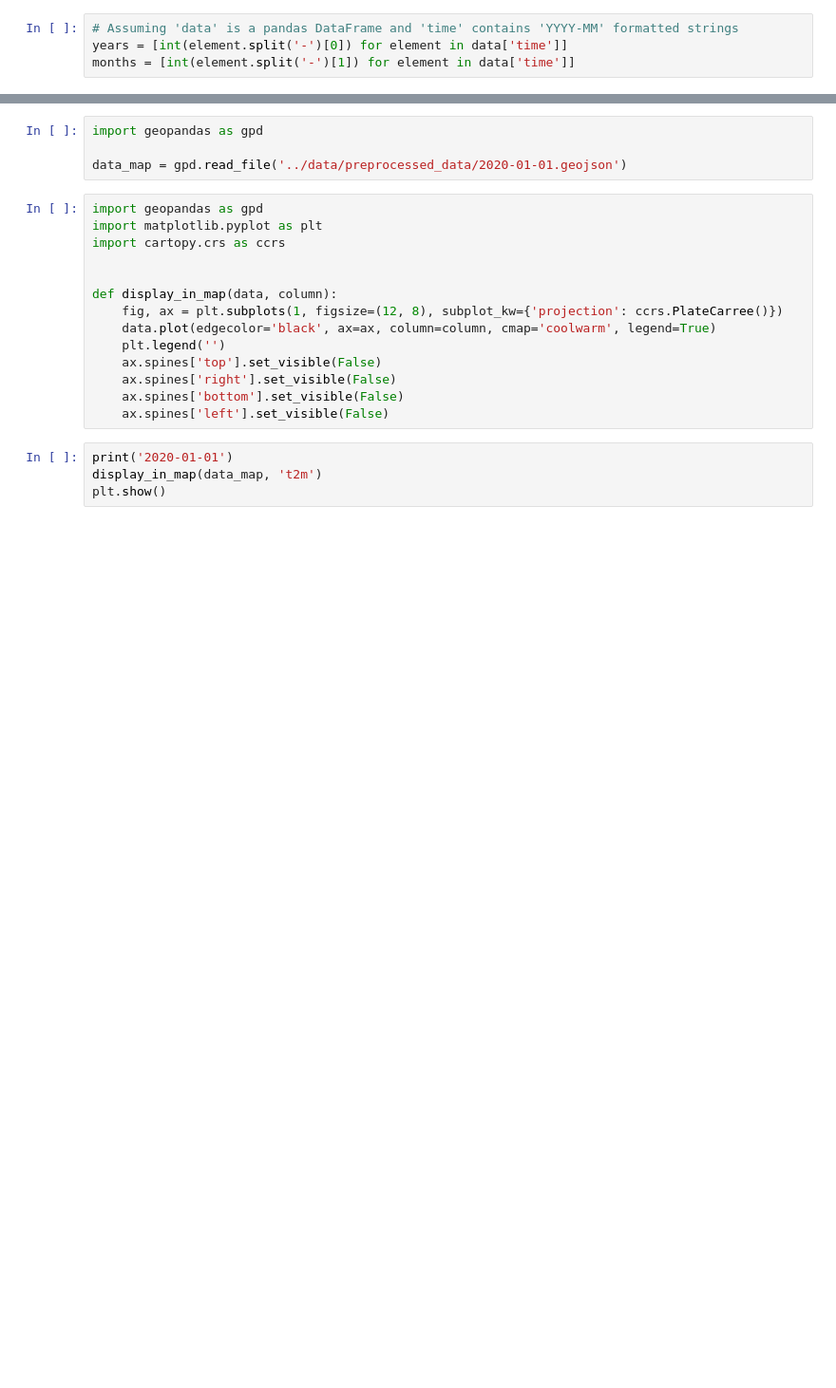
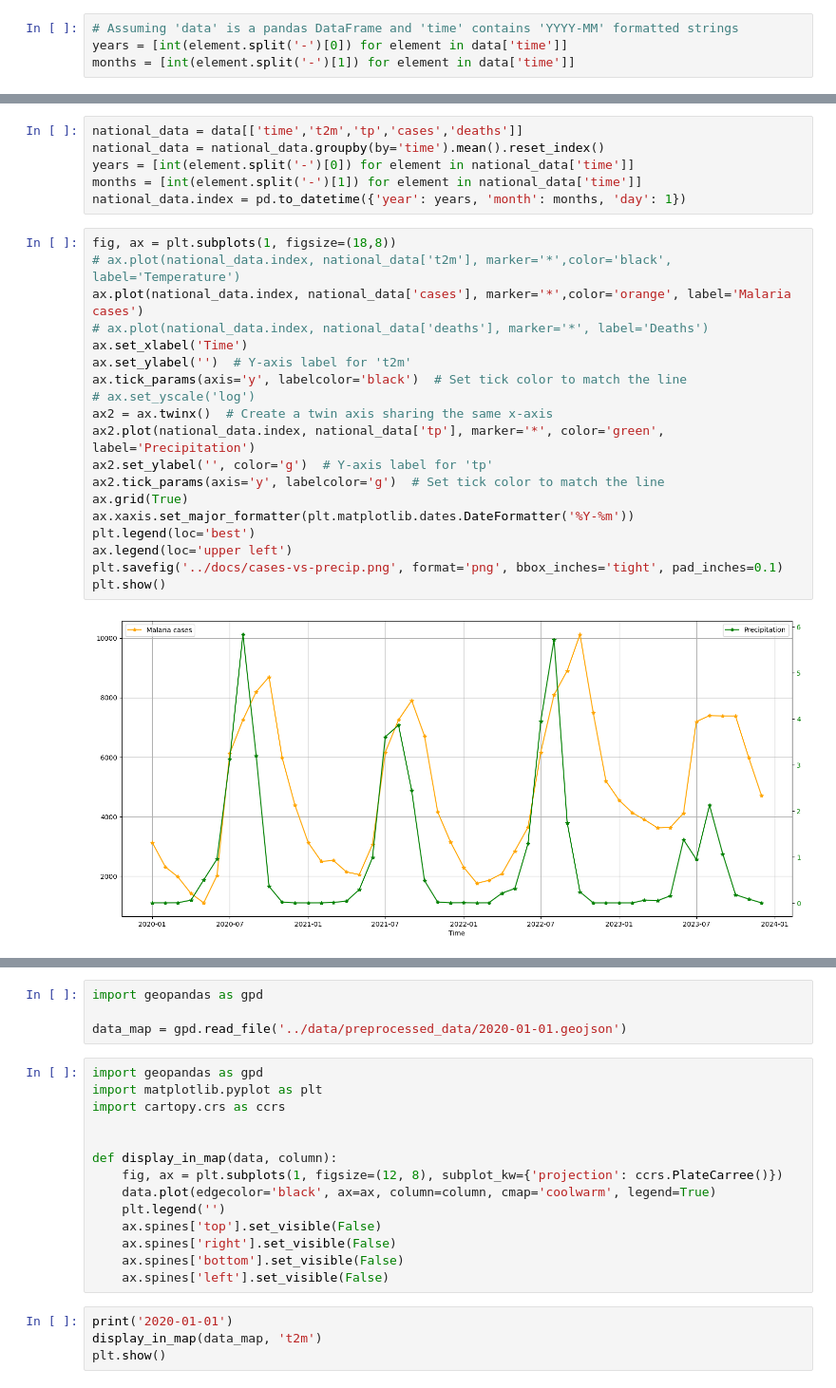
Before and after one commit to beria-kalpelbe/malaria-risk-prediction, a Jupyter notebook: notebooks/data_desciption.ipynb, the cells around one changed output, grey strips where cells are left out. Shown at 95% size. Saved outputs shown, nothing was run; the diff lists cells and outputs as text; blank space fills up the shorter version.

```diff
--- a/notebooks/data_desciption.ipynb
+++ b/notebooks/data_desciption.ipynb
@@ -66,0 +81,27 @@ plt.show()
+# %%
+national_data = data[['time','t2m','tp','cases','deaths']]
+national_data = national_data.groupby(by='time').mean().reset_index()
+years = [int(element.split('-')[0]) for element in national_data['time']]
+months = [int(element.split('-')[1]) for element in national_data['time']]
+national_data.index = pd.to_datetime({'year': years, 'month': months, 'day': 1})
+# %%
+fig, ax = plt.subplots(1, figsize=(18,8))
+# ax.plot(national_data.index, national_data['t2m'], marker='*',color='black', label='Temperature')
+ax.plot(national_data.index, national_data['cases'], marker='*',color='orange', label='Malaria cases')
+# ax.plot(national_data.index, national_data['deaths'], marker='*', label='Deaths')
+ax.set_xlabel('Time')
+ax.set_ylabel('')  # Y-axis label for 't2m'
+ax.tick_params(axis='y', labelcolor='black')  # Set tick color to match the line
+# ax.set_yscale('log')
+ax2 = ax.twinx()  # Create a twin axis sharing the same x-axis
+ax2.plot(national_data.index, national_data['tp'], marker='*', color='green', label='Precipitation')
+ax2.set_ylabel('', color='g')  # Y-axis label for 'tp'
+ax2.tick_params(axis='y', labelcolor='g')  # Set tick color to match the line
+ax.grid(True)
+ax.xaxis.set_major_formatter(plt.matplotlib.dates.DateFormatter('%Y-%m'))
+plt.legend(loc='best')
+ax.legend(loc='upper left')
+plt.savefig('../docs/cases-vs-precip.png', format='png', bbox_inches='tight', pad_inches=0.1)
+plt.show()
+# %% [output]
+[figure, added]
```
Also changed, not shown: parts of 5 cells of this notebook, 55 other files.
